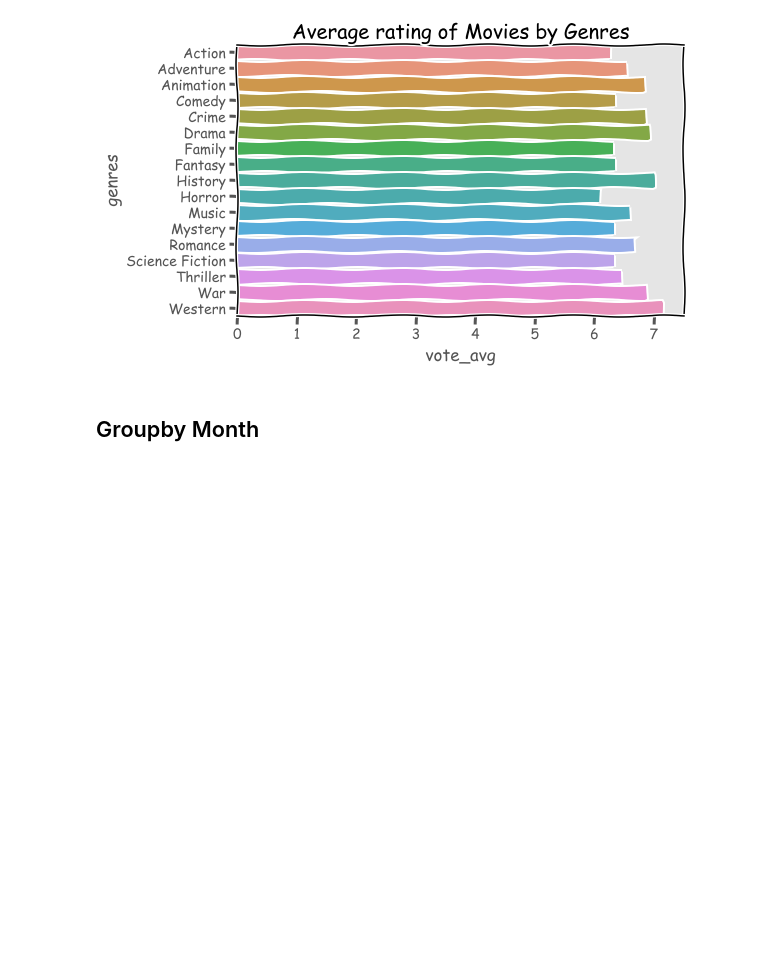
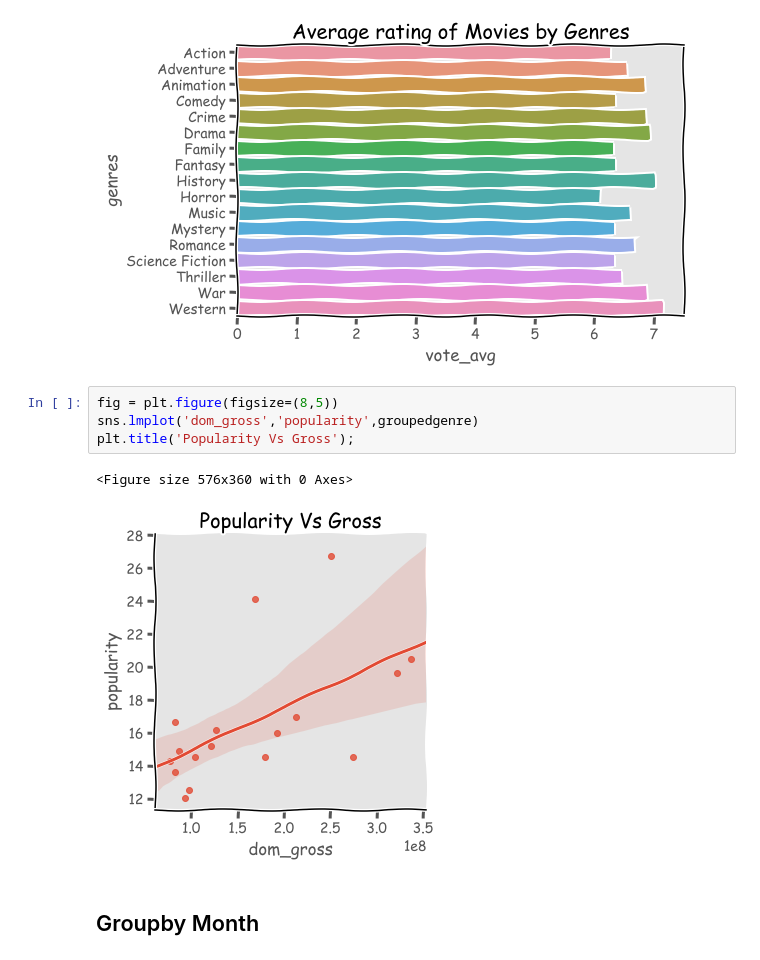
Before and after one commit to ljaden/Movie-Data-Analysis, a Jupyter notebook: Project.ipynb, the cells around one changed output. Drawn from its saved outputs; the diff is of its cells as text; blank space fills up the shorter version.

```diff
--- a/Project.ipynb
+++ b/Project.ipynb
@@ -478,6 +461,13 @@ sns.barplot(groupedgenre.vote_avg,groupedgenre.genres)
 plt.title('Average rating of Movies by Genres');
 # %% [output]
 [figure]
+# %%
+fig = plt.figure(figsize=(8,5))
+sns.lmplot('dom_gross','popularity',groupedgenre)
+plt.title('Popularity Vs Gross');
+# %% [output]
+<Figure size 576x360 with 0 Axes>
+[figure, added]
 # %% [markdown]
 ## Groupby Month
 # %%
```
Also changed, not shown: parts of 3 cells of this notebook, 2 other files.
